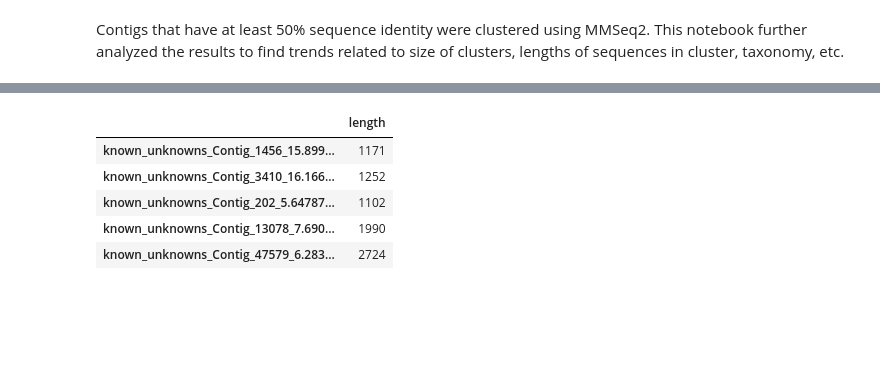
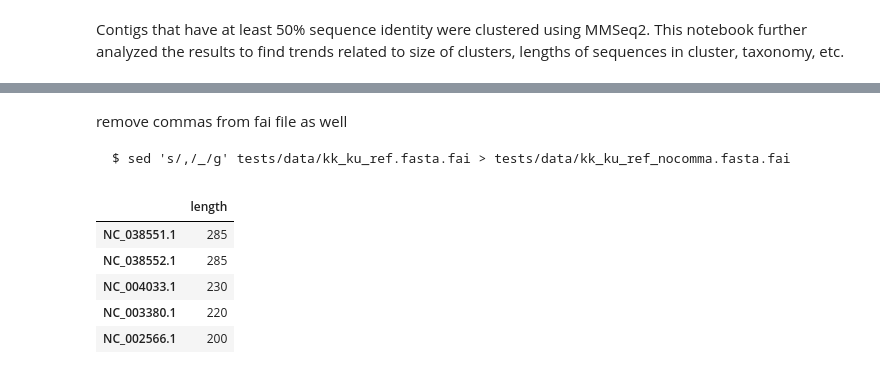
Before and after one commit to NCBI-Hackathons/VirusDiscoveryProject, a Jupyter notebook: Phylo/cluster_analyses.ipynb, the cells around one changed output, grey strips where cells are left out. Cells and saved outputs as stored; diff of their text form; code cells hidden in the pictures; blank space fills up the shorter version.

````diff
--- a/Phylo/cluster_analyses.ipynb
+++ b/Phylo/cluster_analyses.ipynb
@@ -97,16 +91,21 @@ len(cl_size[cl_size['size'] < 25]['size'].tolist())
+# %% [markdown]
+remove commas from fai file as well
+```
+$ sed 's/,/_/g' tests/data/kk_ku_ref.fasta.fai > tests/data/kk_ku_ref_nocomma.fasta.fai
+```
 # %%
 # read in fai file generated using samtools to get sequence length of each sequence
-len_table = pd.read_csv("tests/data/testset1_refseq_nospace_nocomma.fasta.fai",
+len_table = pd.read_csv("tests/data/kk_ku_ref_nocomma.fasta.fai",
                         sep="\t", header=None, index_col=0, names=["length", "A", "B", "C"])
 len_table = len_table.drop(columns=["A", "B", "C"])
-len_table.head()
+len_table.tail()
 # %% [output]
 |  | length |
-| known_unknowns_Contig_1456_15.899... | 1171 |
-| known_unknowns_Contig_3410_16.166... | 1252 |
-| known_unknowns_Contig_202_5.64787... | 1102 |
-| known_unknowns_Contig_13078_7.690... | 1990 |
-| known_unknowns_Contig_47579_6.283... | 2724 |
+| NC_038551.1 | 285 |
+| NC_038552.1 | 285 |
+| NC_004033.1 | 230 |
+| NC_003380.1 | 220 |
+| NC_002566.1 | 200 |
 # %%
 # convert length table to dictionary object
 len_dict=len_table.to_dict()
````
Also changed, not shown: parts of 24 cells of this notebook.
